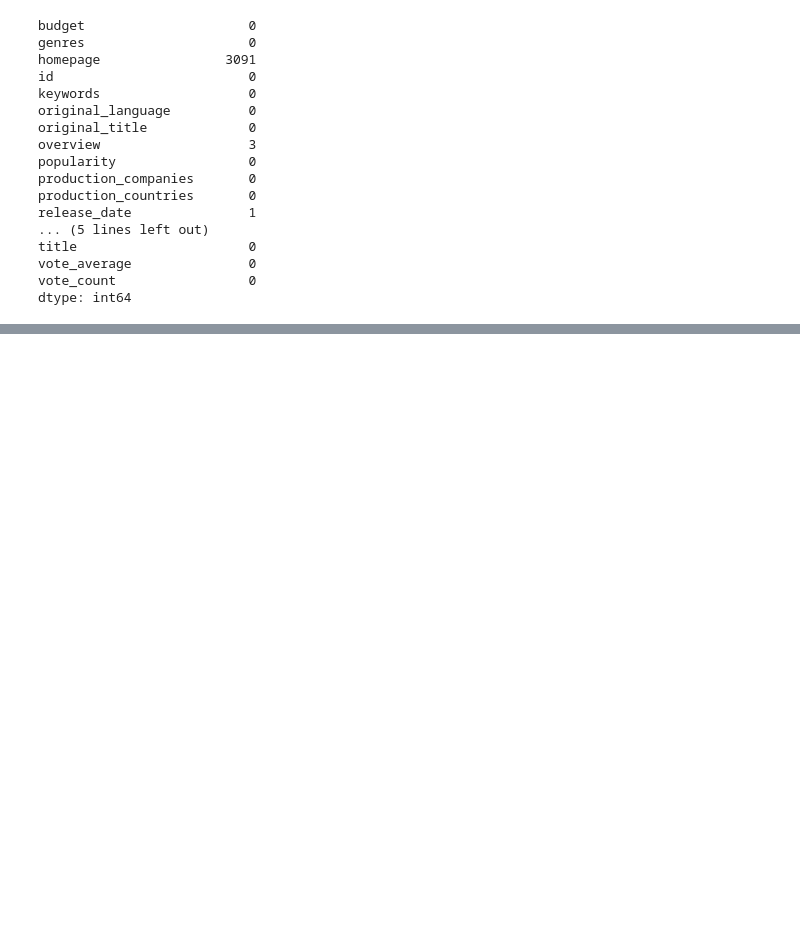
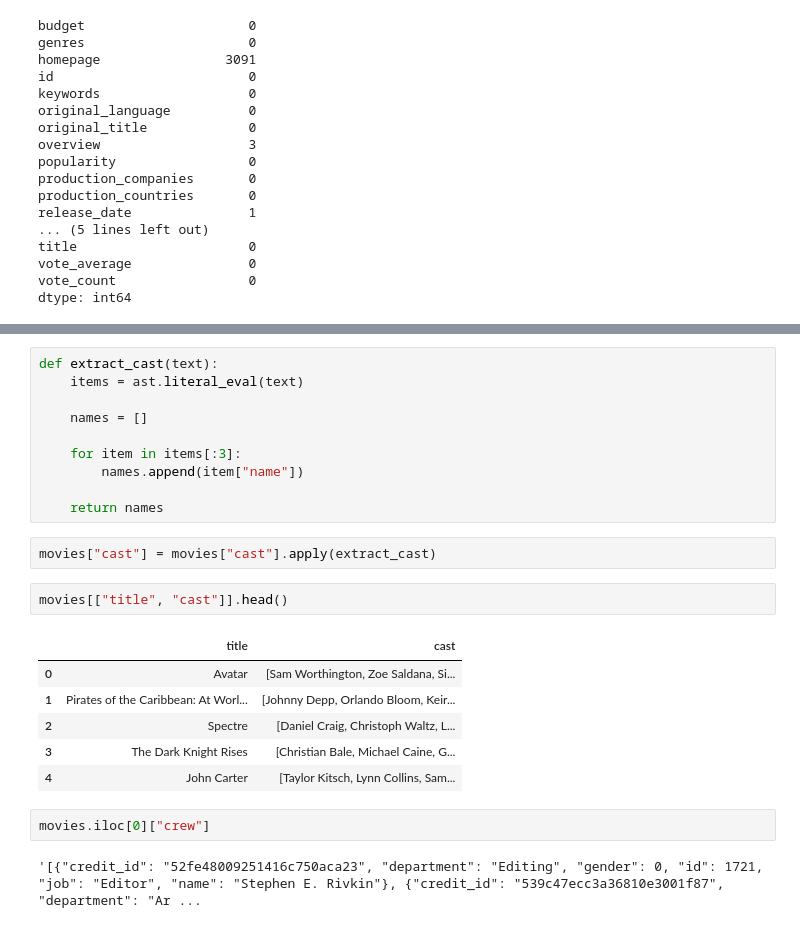
Before and after one commit to vixvify/cinefind-system, a Jupyter notebook: ai/notebooks/exploration.ipynb, the cells around one changed output, grey strips where cells are left out. Cells and saved outputs as stored; diff of their text form; blank space fills up the shorter version.

```diff
--- a/ai/notebooks/exploration.ipynb
+++ b/ai/notebooks/exploration.ipynb
@@ -63,0 +172,25 @@ dtype: int64
+# %%
+def extract_cast(text):
+    items = ast.literal_eval(text)
+
+    names = []
+
+    for item in items[:3]:
+        names.append(item["name"])
+
+    return names
+# %%
+movies["cast"] = movies["cast"].apply(extract_cast)
+# %%
+movies[["title", "cast"]].head()
+# %% [output]
+|  | title | cast |
+| 0 | Avatar | [Sam Worthington, Zoe Saldana, Si... |
+| 1 | Pirates of the Caribbean: At Worl... | [Johnny Depp, Orlando Bloom, Keir... |
+| 2 | Spectre | [Daniel Craig, Christoph Waltz, L... |
+| 3 | The Dark Knight Rises | [Christian Bale, Michael Caine, G... |
+| 4 | John Carter | [Taylor Kitsch, Lynn Collins, Sam... |
+# %%
+movies.iloc[0]["crew"]
+# %% [output]
+'[{"credit_id": "52fe48009251416c750aca23", "department": "Editing", "gender": 0, "id": 1721, "job": "Editor", "name": "Stephen E. Rivkin"}, {"credit_id": "539c47ecc3a36810e3001f87", "department": "Ar ...
```
Also changed, not shown: parts of 26 cells of this notebook.
